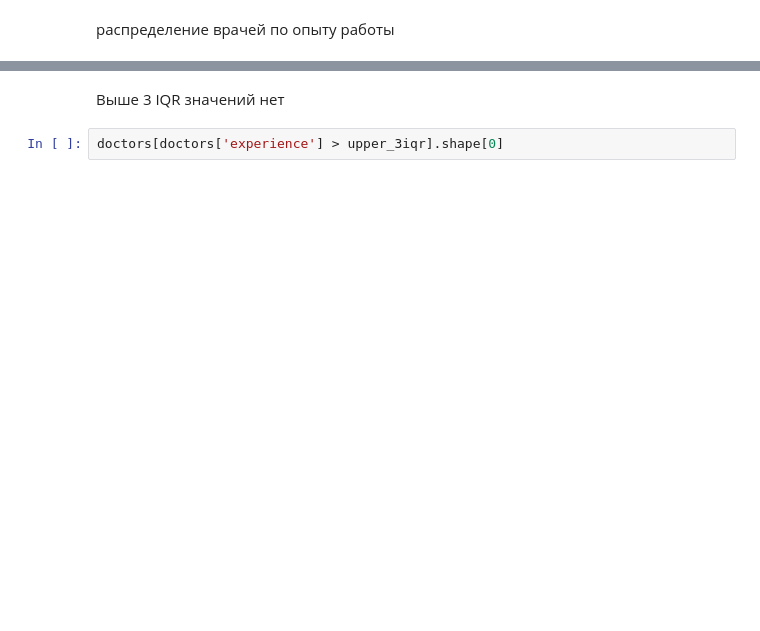
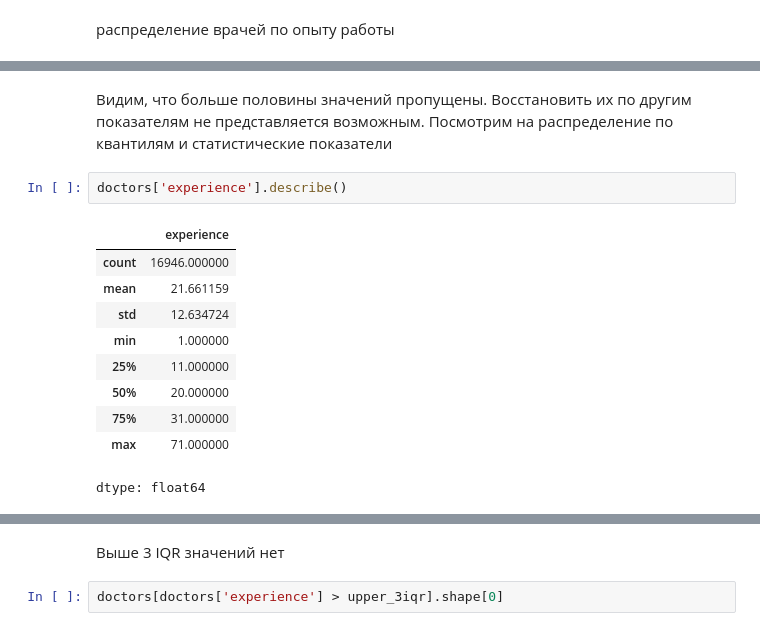
Before and after one commit to yyaroslavskiy/SkibidiDocDoc, a Jupyter notebook: eda/EDA_Doctors_1.ipynb, the cells around one changed output, grey strips where cells are left out. Cells and saved outputs as stored; diff of their text form; blank space fills up the shorter version.

```diff
--- a/eda/EDA_Doctors_1.ipynb
+++ b/eda/EDA_Doctors_1.ipynb
@@ -122,0 +219,15 @@ plt.show()
+# %% [markdown]
+Видим, что больше половины значений пропущены. Восстановить их по другим показателям не представляется возможным. Посмотрим на распределение по квантилям и статистические показатели
+# %%
+doctors['experience'].describe()
+# %% [output]
+|  | experience |
+| count | 16946.000000 |
+| mean | 21.661159 |
+| std | 12.634724 |
+| min | 1.000000 |
+| 25% | 11.000000 |
+| 50% | 20.000000 |
+| 75% | 31.000000 |
+| max | 71.000000 |
+dtype: float64
```
Also changed, not shown: parts of 26 cells of this notebook.
